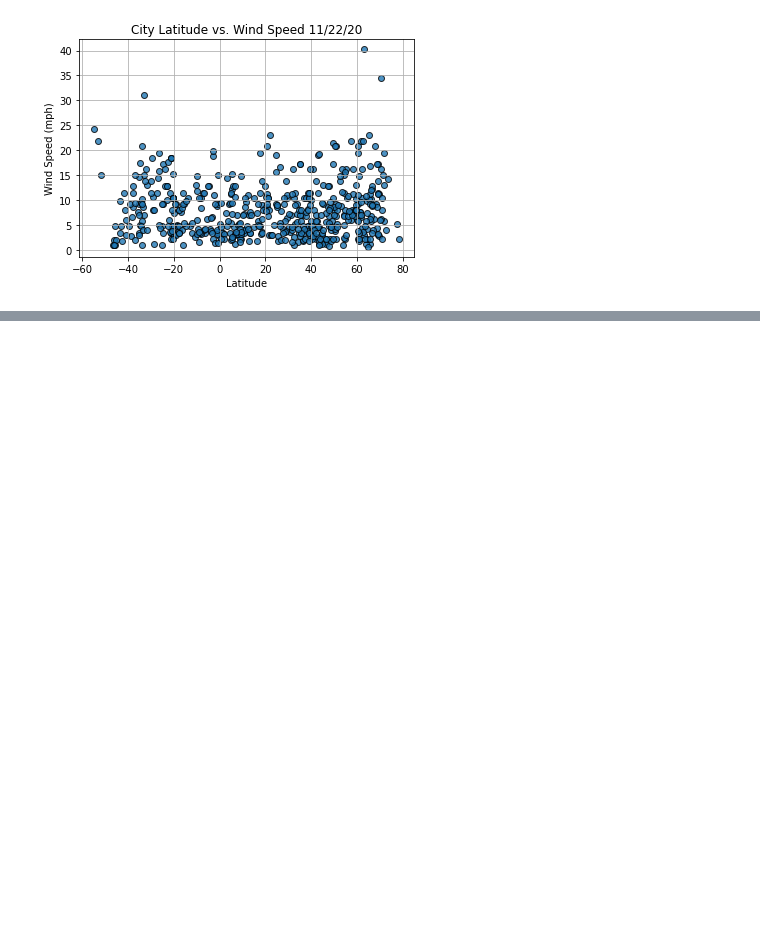
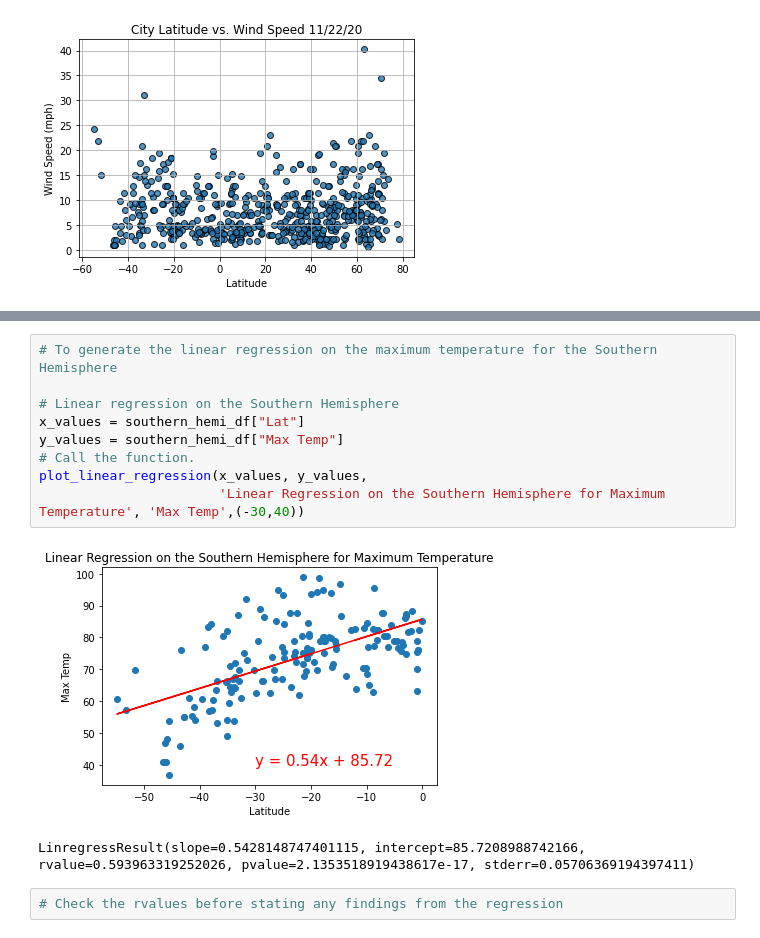
Before and after one commit to AnthonyNgGitHub/DABC_World_Weather_Analysis, a Jupyter notebook: WeatherPy.ipynb, the cells around one changed output, grey strips where cells are left out. Saved outputs shown, nothing was run; the diff lists cells and outputs as text; blank space fills up the shorter version.

```diff
--- a/WeatherPy.ipynb
+++ b/WeatherPy.ipynb
@@ -356,0 +455,14 @@ plt.show()
+# %%
+# To generate the linear regression on the maximum temperature for the Southern Hemisphere
+
+# Linear regression on the Southern Hemisphere
+x_values = southern_hemi_df["Lat"]
+y_values = southern_hemi_df["Max Temp"]
+# Call the function.
+plot_linear_regression(x_values, y_values,
+                       'Linear Regression on the Southern Hemisphere for Maximum Temperature', 'Max Temp',(-30,40))
+# %% [output]
+[figure, added]
+LinregressResult(slope=0.5428148747401115, intercept=85.7208988742166, rvalue=0.593963319252026, pvalue=2.1353518919438617e-17, stderr=0.05706369194397411)
+# %%
+# Check the rvalues before stating any findings from the regression
```
Also changed, not shown: parts of 16 cells of this notebook, 2 other files.
